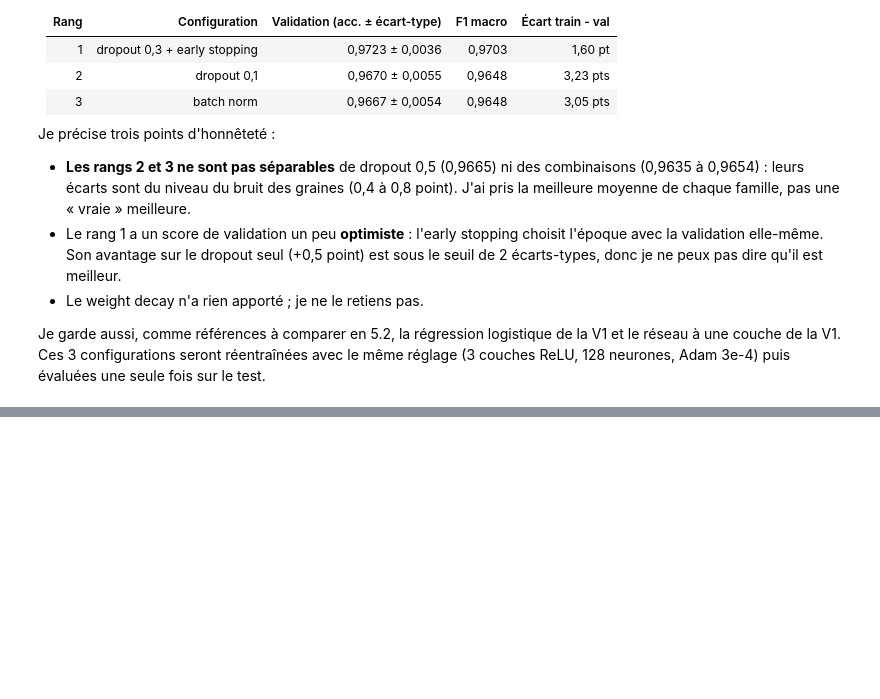
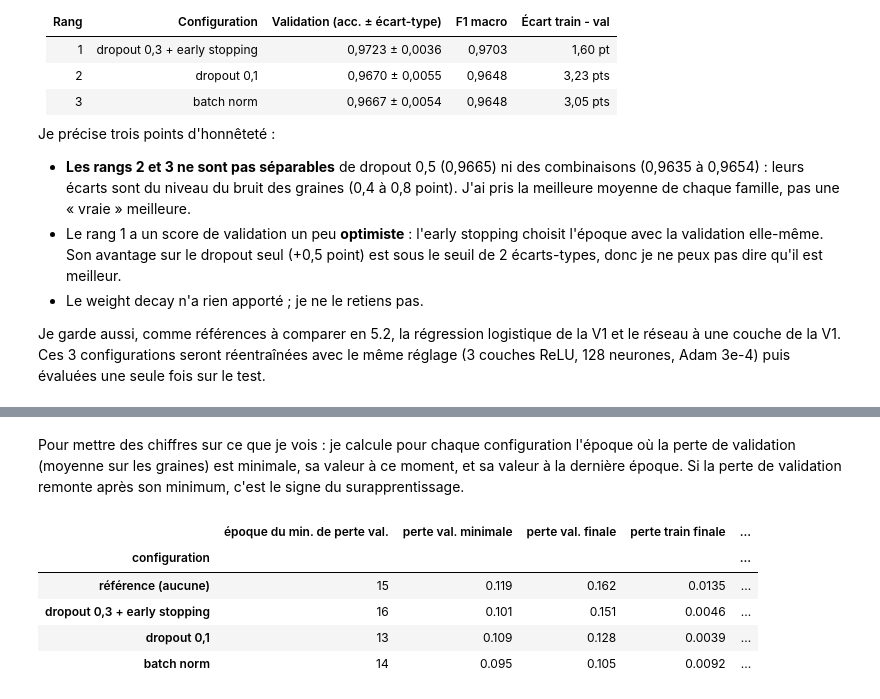
Before and after one commit to MarteOued/-tude-progressive-des-r-seaux-de-neurones-sur-le-jeu-de-donn-es-HAR, a Jupyter notebook: 2_reseau_profond.ipynb, the cells around one changed output, grey strips where cells are left out. Cells and saved outputs as stored; diff of their text form; code cells hidden in the pictures; blank space fills up the shorter version.

```diff
--- a/2_reseau_profond.ipynb
+++ b/2_reseau_profond.ipynb
@@ -606,0 +660,22 @@ print(list(RETENUES))
+# %% [markdown]
+Pour mettre des chiffres sur ce que je vois : je calcule pour chaque configuration l'époque où la perte de validation (moyenne sur les graines) est minimale, sa valeur à ce moment, et sa valeur à la dernière époque. Si la perte de validation remonte après son minimum, c'est le signe du surapprentissage.
+# %%
+lignes = []
+for nom in a_tracer:
+    mv, _ = courbe_moy(nom, "val_loss")
+    mt, _ = courbe_moy(nom, "train_loss")
+    macc, _ = courbe_moy(nom, "val_acc")
+    k = int(np.argmin(mv))
+    lignes.append({"configuration": nom, "époque du min. de perte val.": k + 1,
+                   "perte val. minimale": round(mv[k], 3), "perte val. finale": round(mv[-1], 3),
+                   "perte train finale": round(mt[-1], 4),
+                   "époque du max. d'accuracy val.": int(np.argmax(macc)) + 1,
+                   "accuracy val. max": round(macc.max(), 4), "accuracy val. finale": round(macc[-1], 4)})
+pd.DataFrame(lignes).set_index("configuration")
+# %% [output]
+|  | époque du min. de perte val. | perte val. minimale | perte val. finale | perte train finale | ... |
+| configuration |  |  |  |  | ... |
+| référence (aucune) | 15 | 0.119 | 0.162 | 0.0135 | ... |
+| dropout 0,3 + early stopping | 16 | 0.101 | 0.151 | 0.0046 | ... |
+| dropout 0,1 | 13 | 0.109 | 0.128 | 0.0039 | ... |
+| batch norm | 14 | 0.095 | 0.105 | 0.0092 | ... |
```
Also changed, not shown: parts of 8 cells of this notebook, 1 other file.
